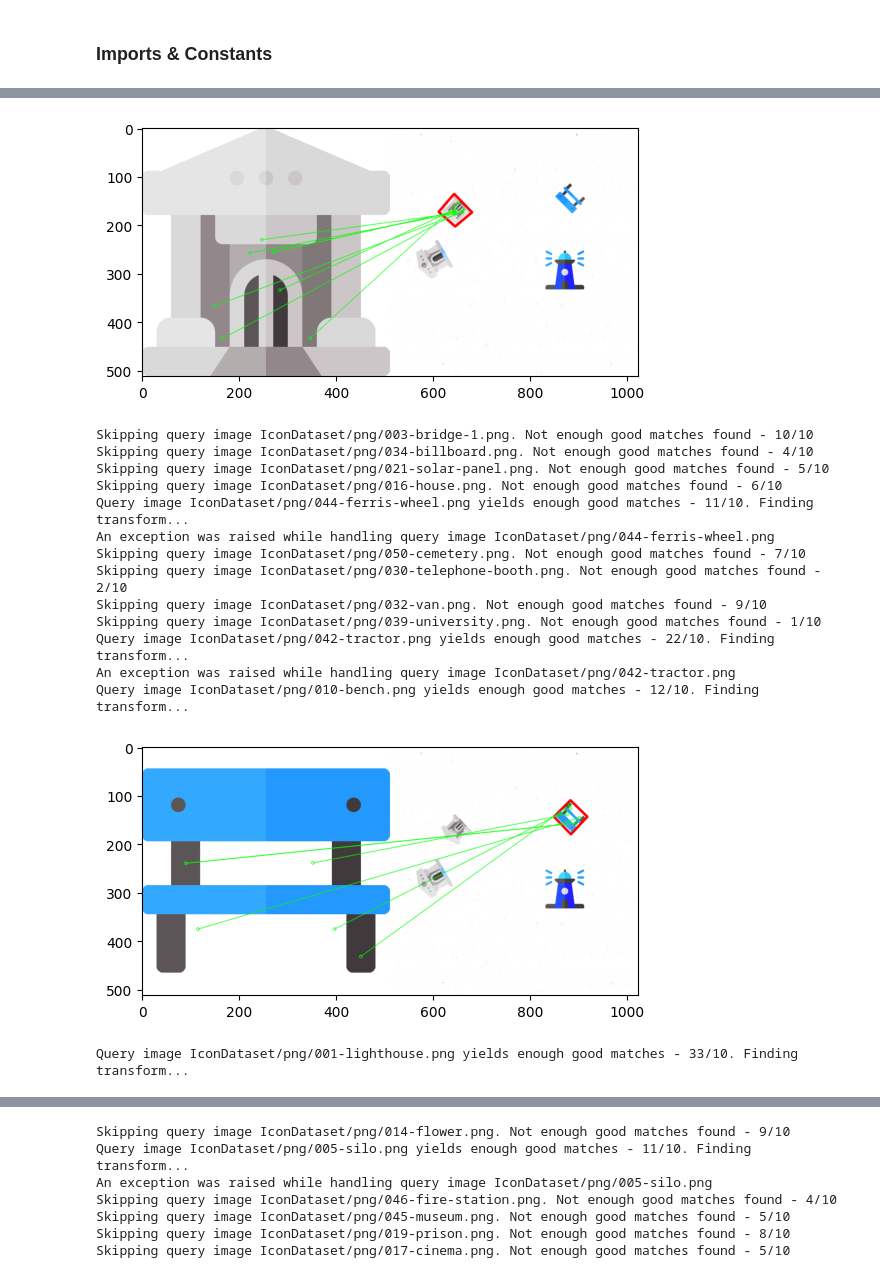
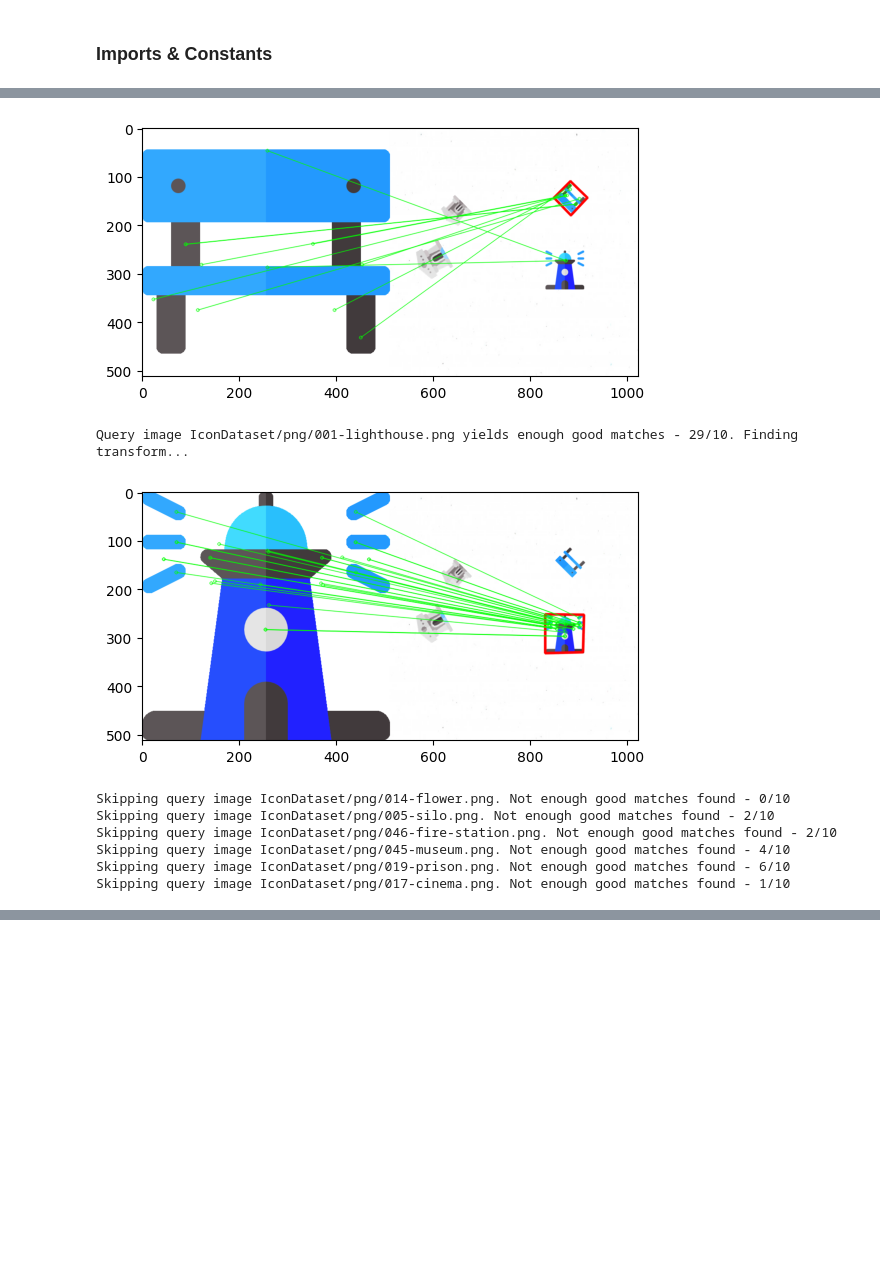
Before and after one commit to coeus-uk/computer-vision, a Jupyter notebook: Task3.ipynb, the cells around one changed output, grey strips where cells are left out. Drawn from its saved outputs; the diff is of its cells as text; code cells hidden in the pictures; blank space fills up the shorter version.

Commit message:
Implemented RANSAC, DirectLinearTransformer

```diff
--- a/Task3.ipynb
+++ b/Task3.ipynb
@@ -62,5 +62,5 @@ query_images = ImageDataset(QUERY_IMAGE_DIR, file_ext="png")
 detector = ObjectDetector(query_images, {})
 
 test_img = cv.imread(str(TEST_IMAGE_PATH))
-detections = detector.detect(test_img)
+detections = detector.detect(test_img, lowe_ratio_test_threshold=0.6)
 # %% [output]
@@ -106,16 +112,9 @@ Query image IconDataset/png/018-bank.png yields enough good matches - 15/10. Fin
-[figure, old version]
+[figure, new version]
-Skipping query image IconDataset/png/003-bridge-1.png. Not enough good matches found - 10/10
-Skipping query image IconDataset/png/034-billboard.png. Not enough good matches found - 4/10
-Skipping query image IconDataset/png/021-solar-panel.png. Not enough good matches found - 5/10
-Skipping query image IconDataset/png/016-house.png. Not enough good matches found - 6/10
-Query image IconDataset/png/044-ferris-wheel.png yields enough good matches - 11/10. Finding transform...
-An exception was raised while handling query image IconDataset/png/044-ferris-wheel.png
-Skipping query image IconDataset/png/050-cemetery.png. Not enough good matches found - 7/10
-Skipping query image IconDataset/png/030-telephone-booth.png. Not enough good matches found - 2/10
-Skipping query image IconDataset/png/032-van.png. Not enough good matches found - 9/10
-Skipping query image IconDataset/png/039-university.png. Not enough good matches found - 1/10
-Query image IconDataset/png/042-tractor.png yields enough good matches - 22/10. Finding transform...
-An exception was raised while handling query image IconDataset/png/042-tractor.png
-Query image IconDataset/png/010-bench.png yields enough good matches - 12/10. Finding transform...
+Query image IconDataset/png/001-lighthouse.png yields enough good matches - 29/10. Finding transform...
-[figure, old version]
+[figure, new version]
-Query image IconDataset/png/001-lighthouse.png yields enough good matches - 33/10. Finding transform...
+Skipping query image IconDataset/png/014-flower.png. Not enough good matches found - 0/10
+Skipping query image IconDataset/png/005-silo.png. Not enough good matches found - 2/10
+Skipping query image IconDataset/png/046-fire-station.png. Not enough good matches found - 2/10
+Skipping query image IconDataset/png/045-museum.png. Not enough good matches found - 4/10
+Skipping query image IconDataset/png/019-prison.png. Not enough good matches found - 6/10
+Skipping query image IconDataset/png/017-cinema.png. Not enough good matches found - 1/10
@@ -123,10 +121,3 @@ Query image IconDataset/png/001-lighthouse.png yields enough good matches - 33/1
-Skipping query image IconDataset/png/014-flower.png. Not enough good matches found - 9/10
-Query image IconDataset/png/005-silo.png yields enough good matches - 11/10. Finding transform...
-An exception was raised while handling query image IconDataset/png/005-silo.png
-Skipping query image IconDataset/png/046-fire-station.png. Not enough good matches found - 4/10
-Skipping query image IconDataset/png/045-museum.png. Not enough good matches found - 5/10
-Skipping query image IconDataset/png/019-prison.png. Not enough good matches found - 8/10
-Skipping query image IconDataset/png/017-cinema.png. Not enough good matches found - 5/10
 # %%
 for detection in detections:
     print(detection)
```
Also changed, not shown: parts of 2 cells of this notebook, 1 other file.
